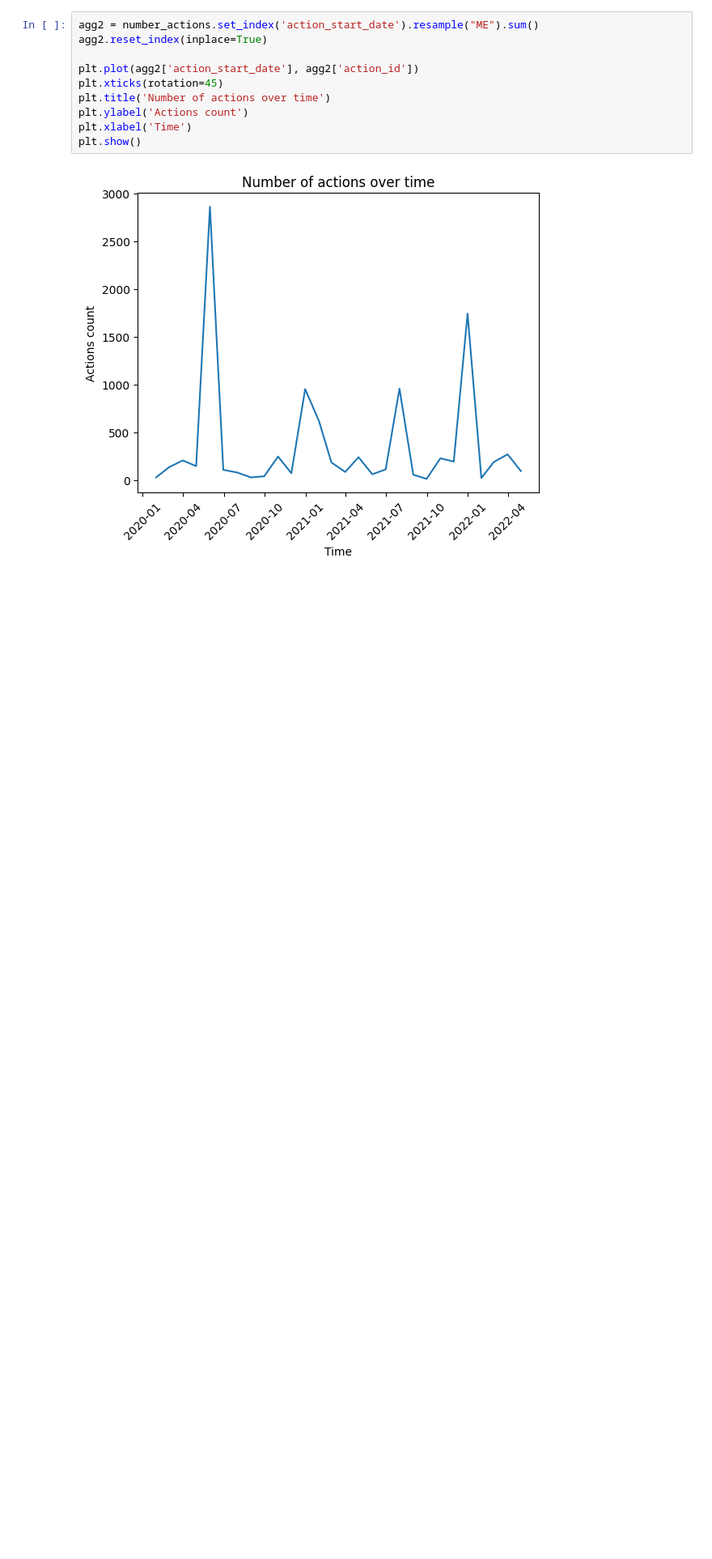
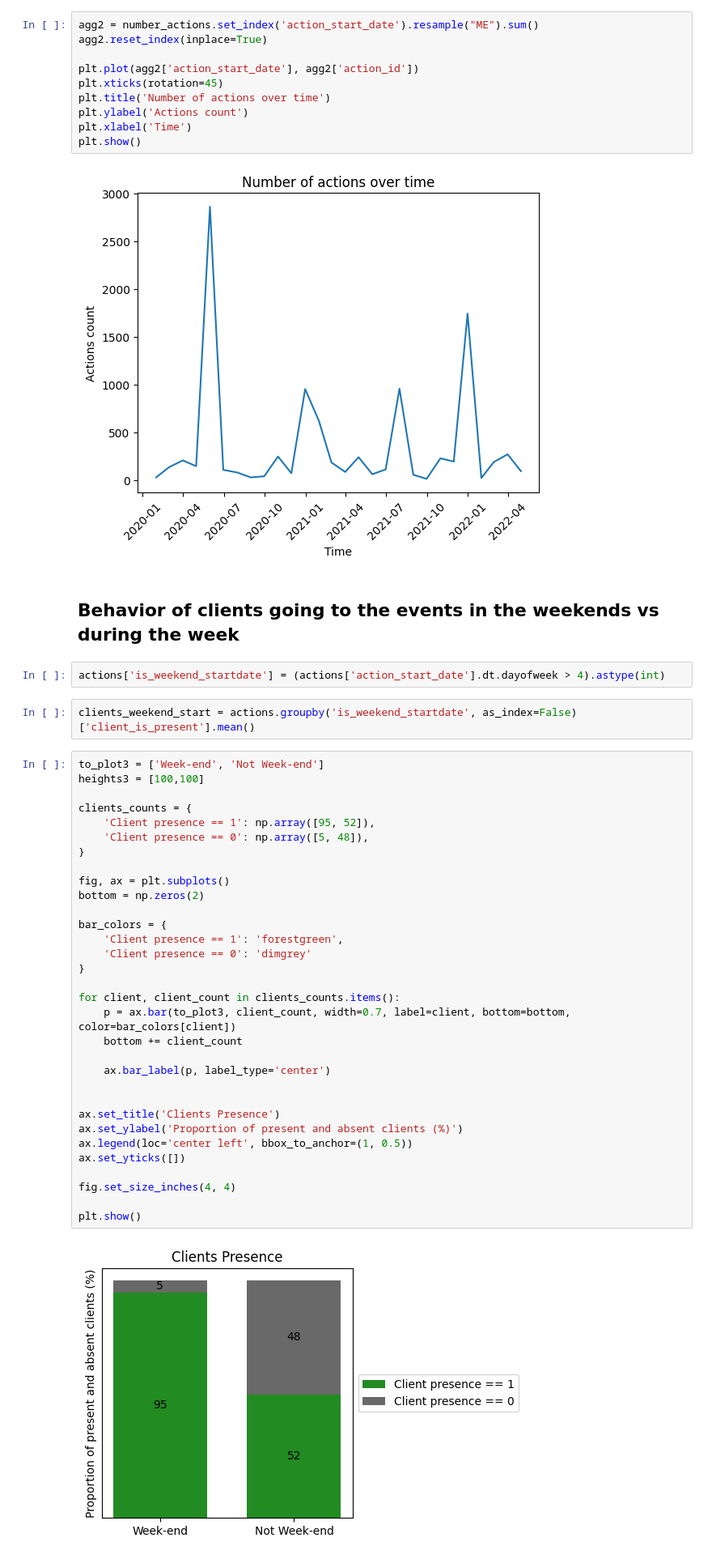
Before and after one commit to tesscln/XHEC-Eleven-Project, a Jupyter notebook: tess_eda.ipynb, the cells around one changed output. Shown: that part at 81% size. Cells and saved outputs as stored; diff of their text form; blank space fills up the shorter version.

Commit message:
added another graph for weekend analysis

```diff
--- a/tess_eda.ipynb
+++ b/tess_eda.ipynb
@@ -269,3 +269,43 @@ plt.xlabel('Time')
 plt.show()
 # %% [output]
 [figure]
+# %% [markdown]
+## Behavior of clients going to the events in the weekends vs during the week
+# %%
+actions['is_weekend_startdate'] = (actions['action_start_date'].dt.dayofweek > 4).astype(int)
+# %%
+clients_weekend_start = actions.groupby('is_weekend_startdate', as_index=False)['client_is_present'].mean()
+# %%
+to_plot3 = ['Week-end', 'Not Week-end']
+heights3 = [100,100]
+
+clients_counts = {
+    'Client presence == 1': np.array([95, 52]),
+    'Client presence == 0': np.array([5, 48]),
+}
+
+fig, ax = plt.subplots()
+bottom = np.zeros(2)
+
+bar_colors = {
+    'Client presence == 1': 'forestgreen',
+    'Client presence == 0': 'dimgrey'
+}
+
+for client, client_count in clients_counts.items():
+    p = ax.bar(to_plot3, client_count, width=0.7, label=client, bottom=bottom, color=bar_colors[client])
+    bottom += client_count
+
+    ax.bar_label(p, label_type='center')
+
+
+ax.set_title('Clients Presence')
+ax.set_ylabel('Proportion of present and absent clients (%)')
+ax.legend(loc='center left', bbox_to_anchor=(1, 0.5))
+ax.set_yticks([])
+
+fig.set_size_inches(4, 4)
+
+plt.show()
+# %% [output]
+[figure, added]
```
